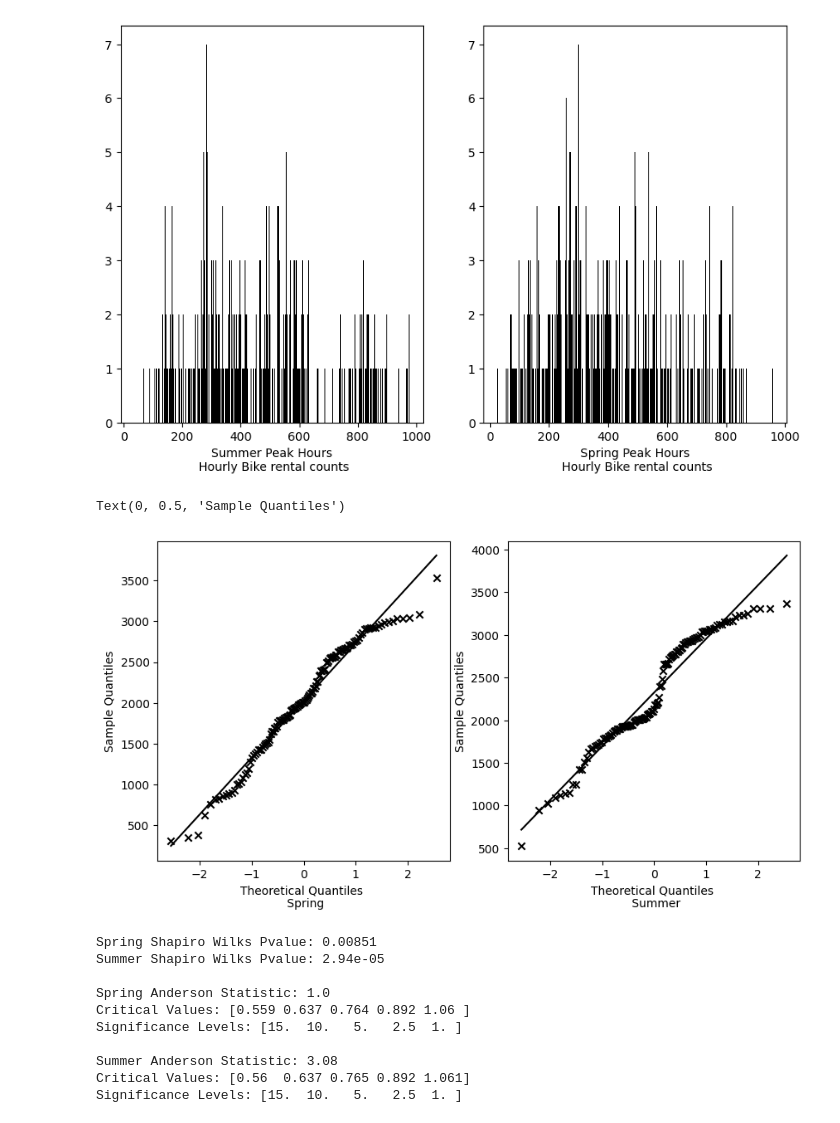
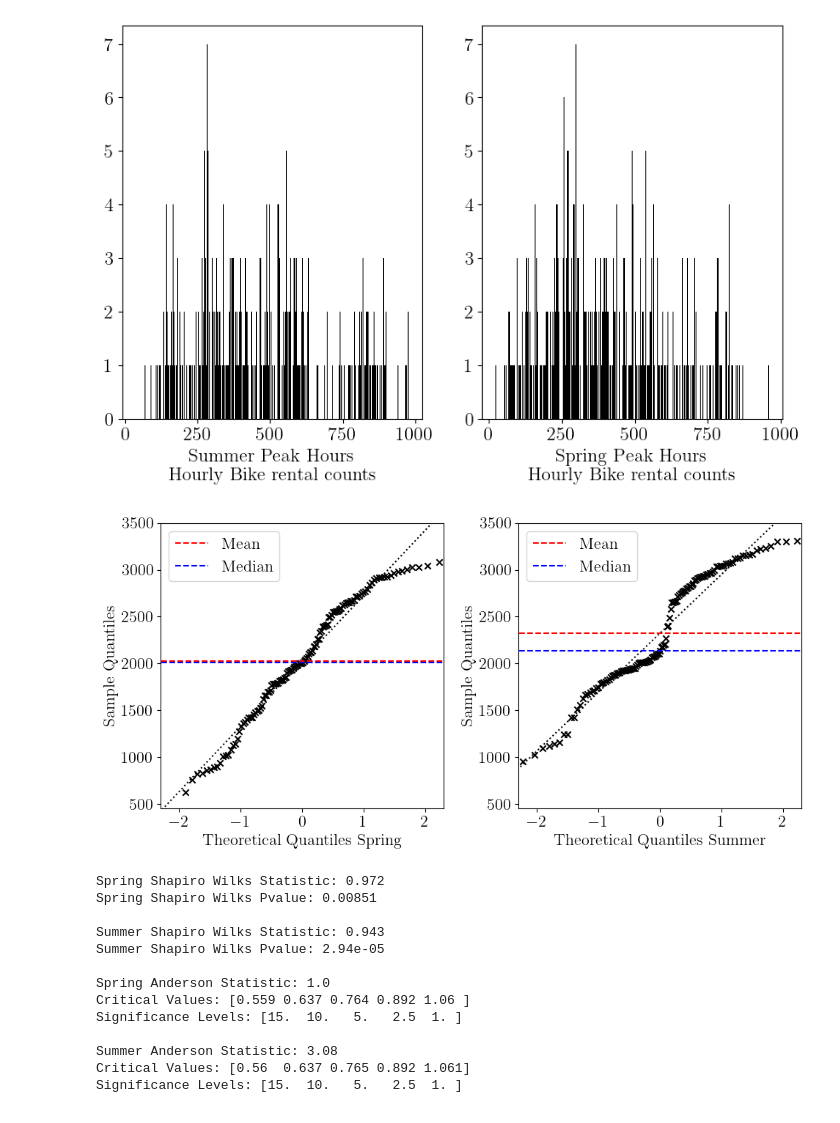
Before and after one commit to seancraven/stat_0028_group_09, a Jupyter notebook: results.ipynb, the cells around one changed output. Drawn from its saved outputs; the diff is of its cells as text; code cells hidden in the pictures.

```diff
--- a/results.ipynb
+++ b/results.ipynb
@@ -2,10 +2,12 @@
 import matplotlib.pyplot as plt
 from __future__ import annotations
 from BikeData import BikeData
-import pandas as pd
 from typing import Tuple, List
 from scipy import stats
 import numpy as np
+plt.rcParams["text.usetex"]=True
+plt.rcParams["font.family"]="serif"
+plt.rcParams["font.size"]=16
 # %%
 """
 Load the hourly data. Remove the non working days. Select only the peak
@@ -30,7 +32,7 @@ values that even if the distribution is normal, some of the points take
 the same values. Thus a qq plot is more appropreate.
 """;
 # %% [output]
-[figure, old version]
+[figure, new version]
 # %%
 def probplot_to_plot(os_tup: Tuple[List], slope_tup: Tuple[float]):
     """
@@ -47,39 +49,52 @@ def probplot_to_plot(os_tup: Tuple[List], slope_tup: Tuple[float]):
 # %%
 """
 Perform the aggregation.
 """
 day_sum_sp = spring_peak.column_reduce("dteday", "cnt", np.sum)
 day_sum_su = summer_peak.column_reduce("dteday", "cnt", np.sum)
 sp_sort = np.array([i for i in day_sum_sp.values()])
 su_sort = np.array([i for i in day_sum_su.values()])
-
+su_mean, sp_mean = np.mean(su_sort), np.mean(sp_sort)
+su_median, sp_median = np.median(su_sort), np.median(sp_sort)
 # Plotting
 fig, ax = plt.subplots(1, 2, figsize=(10, 5))
 # Fig 0
 sp_tup_1, sp_tup_2 = stats.probplot(sp_sort, dist="norm")
 (m, r), (l_m, l_r) = probplot_to_plot(sp_tup_1, sp_tup_2)
-ax[0].plot(l_m, l_r, c="black")
+ax[0].plot(l_m, l_r, c="black", linestyle=":")
 ax[0].scatter(m, r, marker="x", c="black")
-ax[0].set_xlabel("Theoretical Quantiles \n Spring")
+ax[0].plot([m[0], m[-1]],[sp_mean, sp_mean], linestyle="--", c="red", label="Mean")
+ax[0].plot([m[0], m[-1]],[sp_median, sp_median], linestyle="--", c="blue", label="Median")
+ax[0].set_xlabel("Theoretical Quantiles Spring")
 ax[0].set_ylabel("Sample Quantiles")
+ax[0].legend()
 # Fig 1
 su_tup_1, su_tup_2 = stats.probplot(su_sort, dist="norm")
 (m, r), (l_m, l_r) = probplot_to_plot(su_tup_1, su_tup_2)
-ax[1].plot(l_m, l_r, c="black")
+ax[1].plot(l_m, l_r, c="black", linestyle=":")
+ax[1].plot([m[0], m[-1]],[su_mean, su_mean], linestyle="--", c="red", label="Mean")
+ax[1].plot([m[0], m[-1]],[su_median, su_median], linestyle="--", c="blue", label="Median")
 ax[1].scatter(m, r, marker="x", c="black")
-ax[1].set_xlabel("Theoretical Quantiles \n Summer")
+ax[1].set_xlabel("Theoretical Quantiles Summer")
 ax[1].set_ylabel("Sample Quantiles")
+for axis in ax:
+    axis.set_ylim(450,3500)
+    axis.set_xlim(-2.3,2.3)
+ax[1].legend();
+fig.tight_layout()
+plt.savefig("/home/sean/Documents/Work/stat_0028_group_09/qqplot.png", dpi=300)
 # %% [output]
-Text(0, 0.5, 'Sample Quantiles')
-[figure, old version]
+[figure, new version]
 # %%
 """
 Implementing Normality Test.
 """
 # Shapiro Wilks
 spring_stat, spring_pval = stats.shapiro(sp_sort)
-print(f"Spring Shapiro Wilks Pvalue: {spring_pval:.3}")
+print(f"Spring Shapiro Wilks Statistic: {spring_stat:.3}")
+print(f"Spring Shapiro Wilks Pvalue: {spring_pval:.3}\n")
 summer_stat, summer_pval = stats.shapiro(su_sort)
+print(f"Summer Shapiro Wilks Statistic: {summer_stat:.3}")
 print(f"Summer Shapiro Wilks Pvalue: {summer_pval:.3}\n")
 # Anderson Darlin
 spring_stat, spring_cv, spring_sig= stats.anderson(sp_sort)
@@ -91,7 +106,10 @@ print(f"Summer Anderson Statistic: {summer_stat:.3}")
 print(f"Critical Values: {summer_cv}")
 print(f"Significance Levels: {summer_sig}")
 # %% [output]
+Spring Shapiro Wilks Statistic: 0.972
 Spring Shapiro Wilks Pvalue: 0.00851
+
+Summer Shapiro Wilks Statistic: 0.943
 Summer Shapiro Wilks Pvalue: 2.94e-05
 
 Spring Anderson Statistic: 1.0
```
Also changed, not shown: parts of 1 cell of this notebook, 1 other file.
